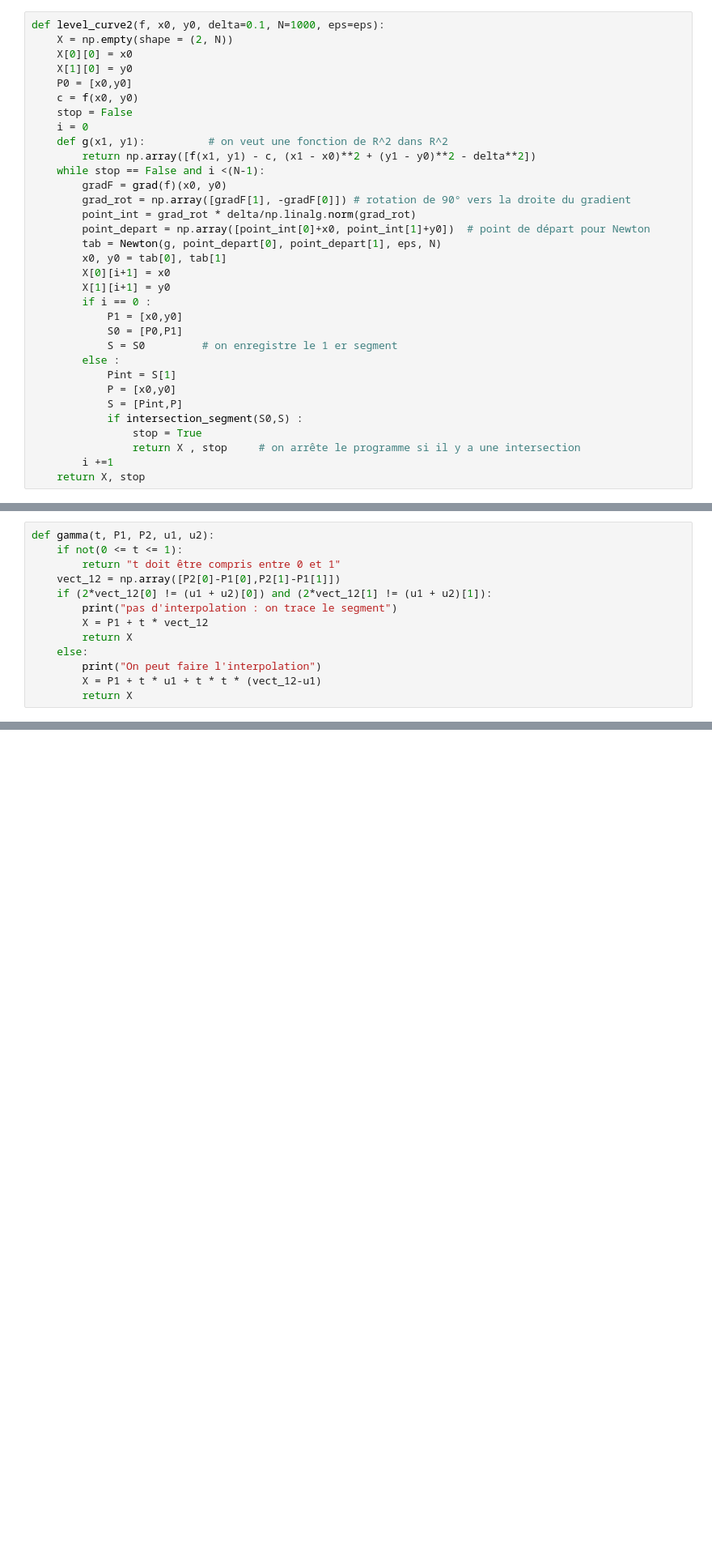
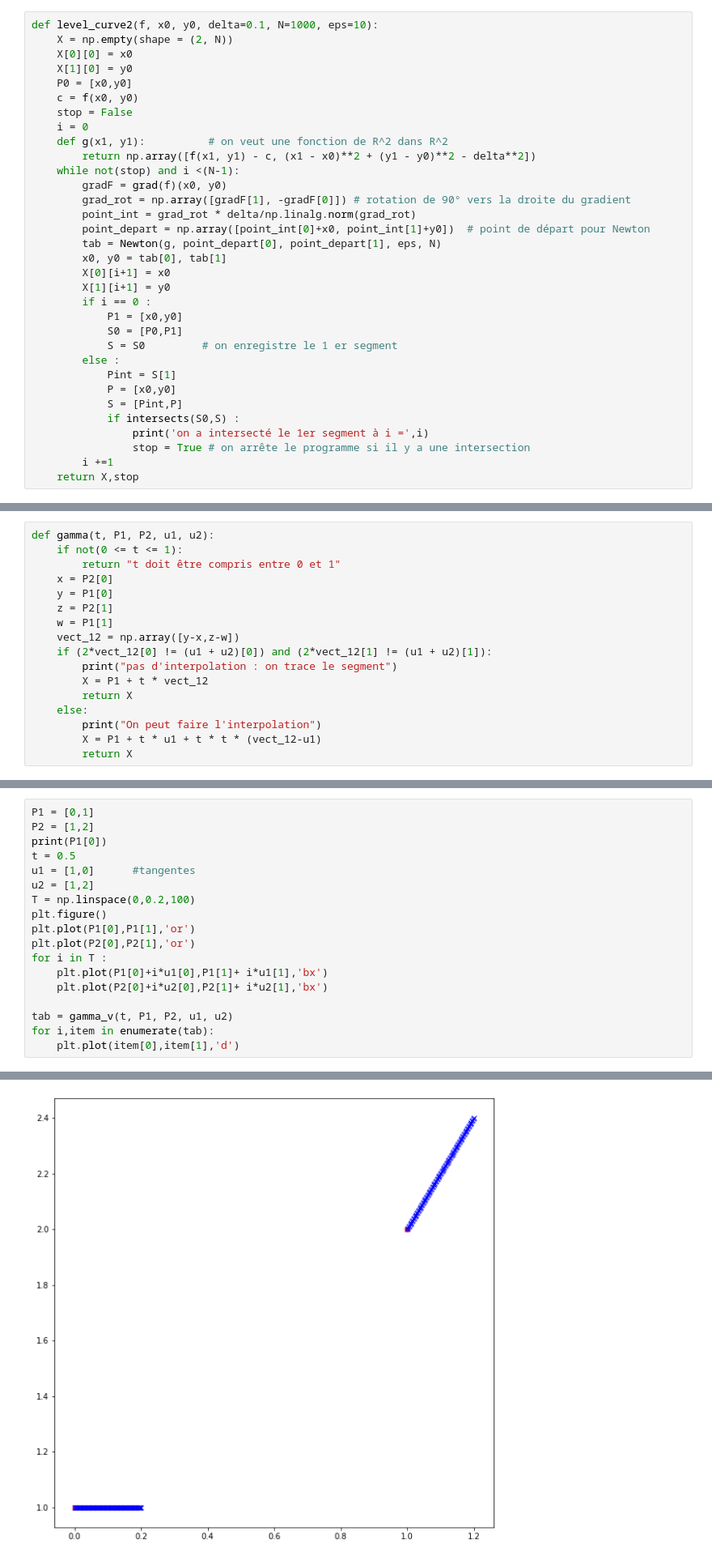
Before and after one commit to jpl-c/projet_numerique_proba, a Jupyter notebook: DMcourbes.ipynb, the cells around one changed output, grey strips where cells are left out. Shown at 81% size. Cells and saved outputs as stored; diff of their text form; blank space fills up the shorter version.

```diff
--- a/DMcourbes.ipynb
+++ b/DMcourbes.ipynb
@@ -423,7 +395,7 @@ On observe les courbes de niveau de la fonction Rosenbrock, on remarque que les
 On peut donc tester l'intersection du dernier segment avec juste le premier segment.
 On écrit alors une nouvelle fonction $level\_curve$ :
 # %%
-def level_curve2(f, x0, y0, delta=0.1, N=1000, eps=eps):
+def level_curve2(f, x0, y0, delta=0.1, N=1000, eps=10):
     X = np.empty(shape = (2, N))
     X[0][0] = x0
     X[1][0] = y0
@@ -433,7 +405,7 @@ def level_curve2(f, x0, y0, delta=0.1, N=1000, eps=eps):
     i = 0
     def g(x1, y1):          # on veut une fonction de R^2 dans R^2
         return np.array([f(x1, y1) - c, (x1 - x0)**2 + (y1 - y0)**2 - delta**2])
-    while stop == False and i <(N-1):
+    while not(stop) and i <(N-1):
         gradF = grad(f)(x0, y0)
         grad_rot = np.array([gradF[1], -gradF[0]]) # rotation de 90° vers la droite du gradient
         point_int = grad_rot * delta/np.linalg.norm(grad_rot)
@@ -450,11 +422,11 @@ def level_curve2(f, x0, y0, delta=0.1, N=1000, eps=eps):
             Pint = S[1]
             P = [x0,y0]
             S = [Pint,P]
-            if intersection_segment(S0,S) :
-                stop = True
-                return X , stop     # on arrête le programme si il y a une intersection
+            if intersects(S0,S) :
+                print('on a intersecté le 1er segment à i =',i)
+                stop = True # on arrête le programme si il y a une intersection
         i +=1
-    return X, stop
+    return X,stop
 # %% [markdown]
 **Tâche 5:**
 
@@ -563,7 +565,11 @@ $$
 def gamma(t, P1, P2, u1, u2):
     if not(0 <= t <= 1):
         return "t doit être compris entre 0 et 1"
-    vect_12 = np.array([P2[0]-P1[0],P2[1]-P1[1]])
+    x = P2[0]
+    y = P1[0]
+    z = P2[1]
+    w = P1[1]
+    vect_12 = np.array([y-x,z-w])
     if (2*vect_12[0] != (u1 + u2)[0]) and (2*vect_12[1] != (u1 + u2)[1]):
         print("pas d'interpolation : on trace le segment")
         X = P1 + t * vect_12
@@ -590,0 +587,19 @@ IndexError: invalid index to scalar variable.
+# %%
+P1 = [0,1]
+P2 = [1,2]
+print(P1[0])
+t = 0.5
+u1 = [1,0]      #tangentes
+u2 = [1,2]
+T = np.linspace(0,0.2,100)
+plt.figure()
+plt.plot(P1[0],P1[1],'or')
+plt.plot(P2[0],P2[1],'or')
+for i in T :
+    plt.plot(P1[0]+i*u1[0],P1[1]+ i*u1[1],'bx')
+    plt.plot(P2[0]+i*u2[0],P2[1]+ i*u2[1],'bx')
+
+tab = gamma_v(t, P1, P2, u1, u2)
+for i,item in enumerate(tab):
+    plt.plot(item[0],item[1],'d')
+# %% [output]
@@ -591,3 +608,4 @@ IndexError: invalid index to scalar variable.
+[figure, added]
 # %% [markdown]
 **Tâche 7:**
 # %%
```
Also changed, not shown: parts of 9 cells of this notebook.
